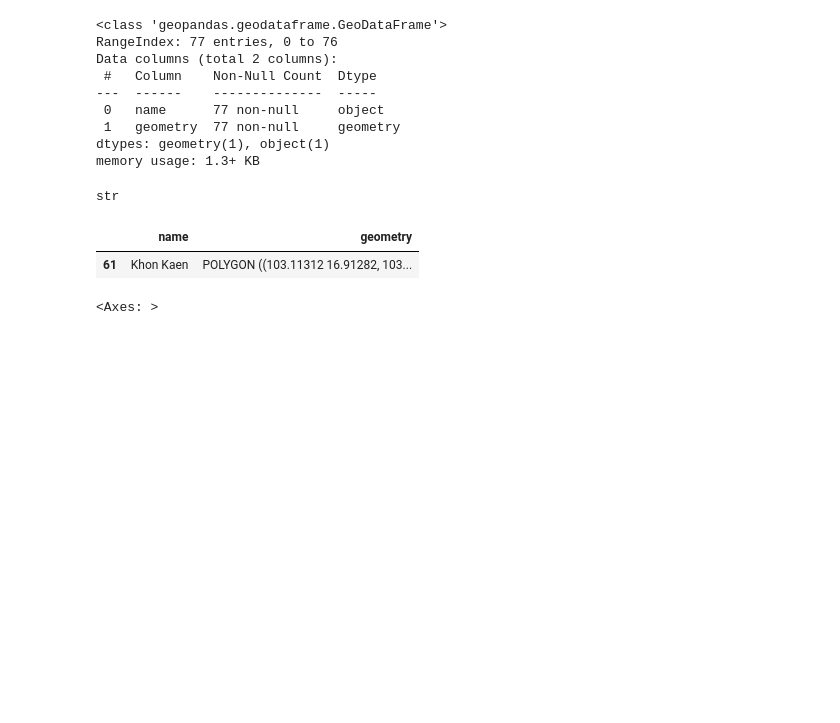
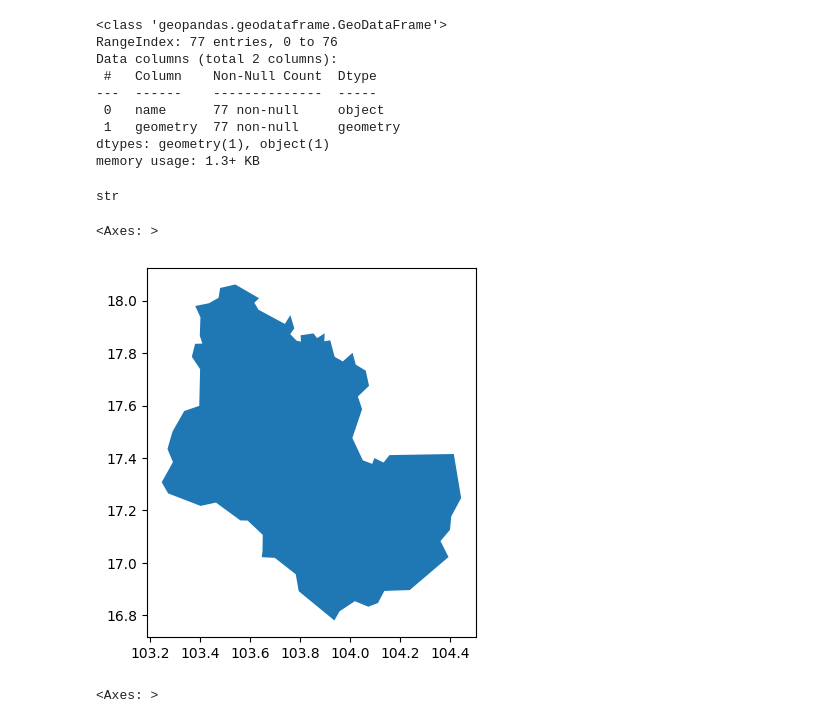
Before and after one commit to Suchada2000/python_dataviz2023, a Jupyter notebook: Visualize_Map.ipynb, the cells around one changed output. Saved outputs shown, nothing was run; the diff lists cells and outputs as text; code cells hidden in the pictures; blank space fills up the shorter version.

```diff
--- a/Visualize_Map.ipynb
+++ b/Visualize_Map.ipynb
@@ -148,10 +139,10 @@ type(th_geojson['name'][0])
 # %% [output]
 str
 # %%
-th_geojson[th_geojson['name']=='Khon Kaen']
+th_geojson[th_geojson['name']=='Sakon Nakhon'].plot() # พร็อตกราฟสกลนคร
 # %% [output]
-|  | name | geometry |
-| 61 | Khon Kaen | POLYGON ((103.11312 16.91282, 103... |
+<Axes: >
+[figure, added]
 # %%
 th_geojson[th_geojson['name']=='Khon Kaen'].plot() # พร็อตกราฟขอนแก่น
 # %% [output]
```
Also changed, not shown: parts of 4 cells of this notebook.
